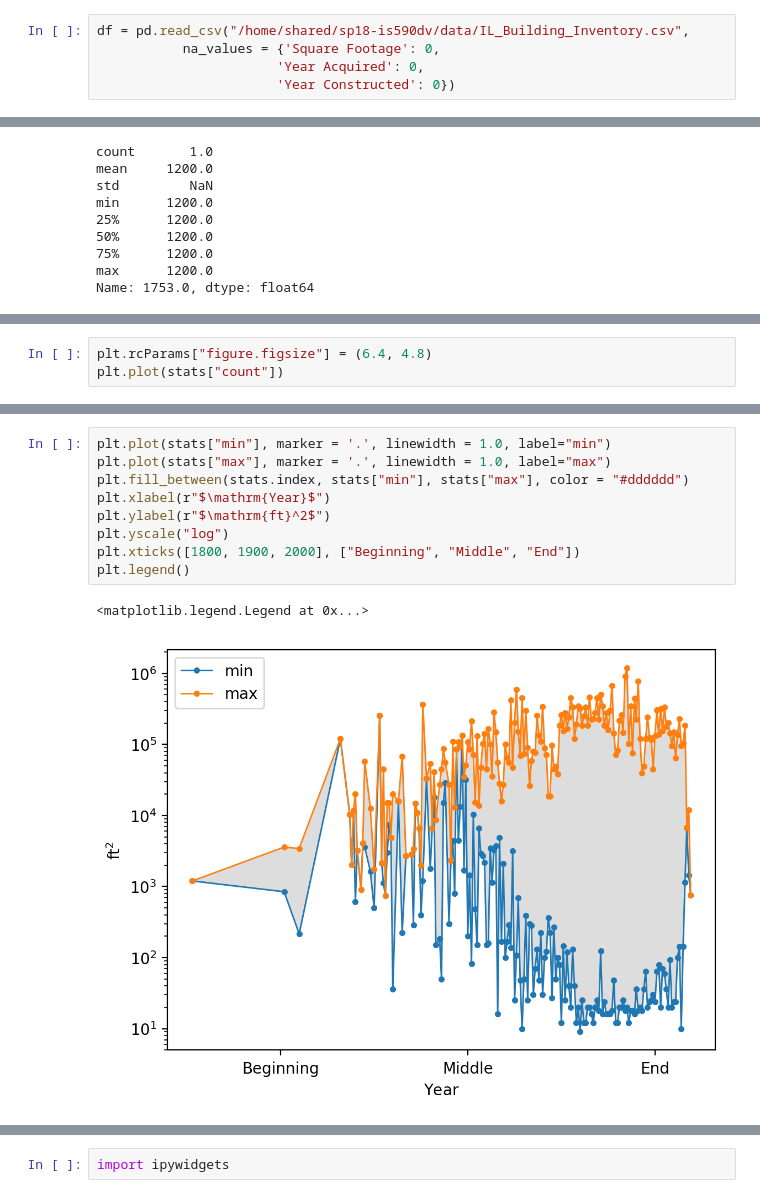
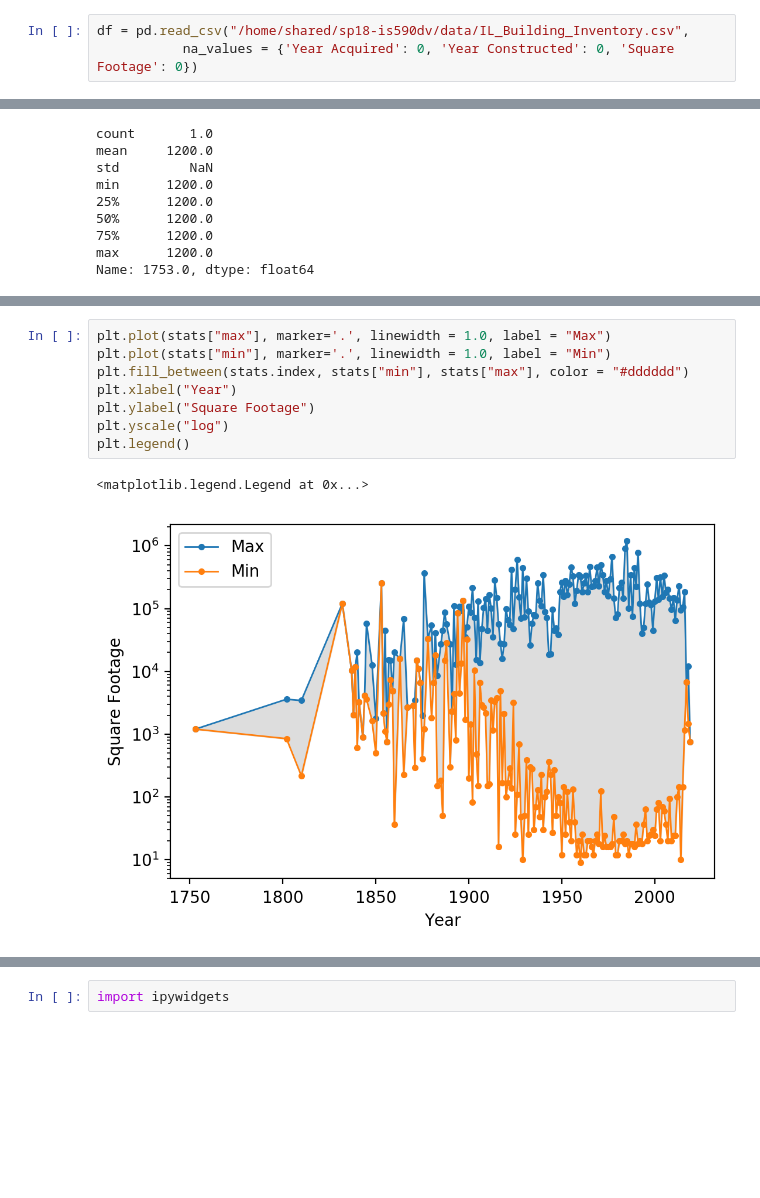
Before and after one commit to UIUC-iSchool-DataViz/fall2018, a Jupyter notebook: week03/examples_week03.ipynb, the cells around one changed output, grey strips where cells are left out. Drawn from its saved outputs; the diff is of its cells as text; blank space fills up the shorter version.

```diff
--- a/week03/examples_week03.ipynb
+++ b/week03/examples_week03.ipynb
@@ -6,9 +6,7 @@ import matplotlib.pyplot as plt
 import numpy as np
 # %%
 df = pd.read_csv("/home/shared/sp18-is590dv/data/IL_Building_Inventory.csv",
-           na_values = {'Square Footage': 0,
-                       'Year Acquired': 0,
-                       'Year Constructed': 0})
+           na_values = {'Year Acquired': 0, 'Year Constructed': 0, 'Square Footage': 0})
 # %%
 df.groupby("Year Acquired")
 # %% [output]
@@ -112,3 +84,0 @@ plt.legend()
-# %%
-plt.rcParams["figure.figsize"] = (6.4, 4.8)
-plt.plot(stats["count"])
@@ -124,14 +87,13 @@ plt.plot(stats["count"])
 # %%
-plt.plot(stats["min"], marker = '.', linewidth = 1.0, label="min")
-plt.plot(stats["max"], marker = '.', linewidth = 1.0, label="max")
+plt.plot(stats["max"], marker='.', linewidth = 1.0, label = "Max")
+plt.plot(stats["min"], marker='.', linewidth = 1.0, label = "Min")
 plt.fill_between(stats.index, stats["min"], stats["max"], color = "#dddddd")
-plt.xlabel(r"$\mathrm{Year}$")
-plt.ylabel(r"$\mathrm{ft}^2$")
+plt.xlabel("Year")
+plt.ylabel("Square Footage")
 plt.yscale("log")
-plt.xticks([1800, 1900, 2000], ["Beginning", "Middle", "End"])
 plt.legend()
 # %% [output]
 <matplotlib.legend.Legend at 0x...>
-[figure, old version]
+[figure, new version]
 # %%
 with plt.style.context("ggplot"):
```
Also changed, not shown: parts of 27 cells of this notebook.
